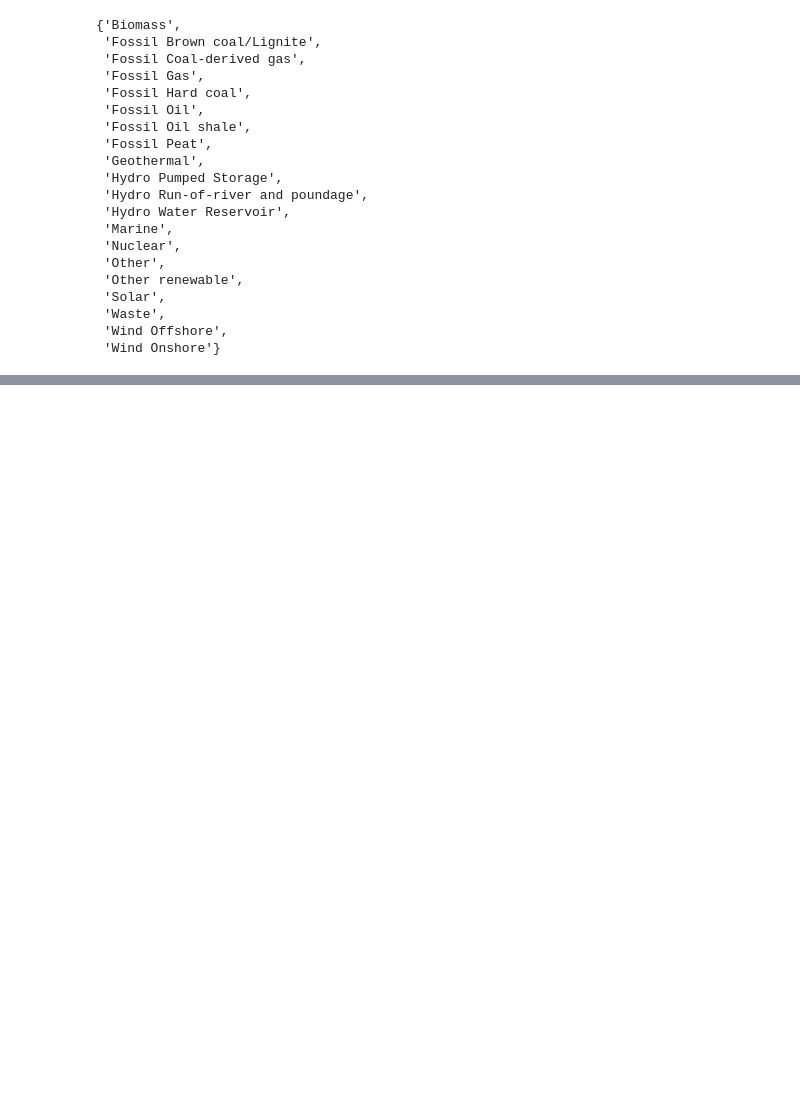
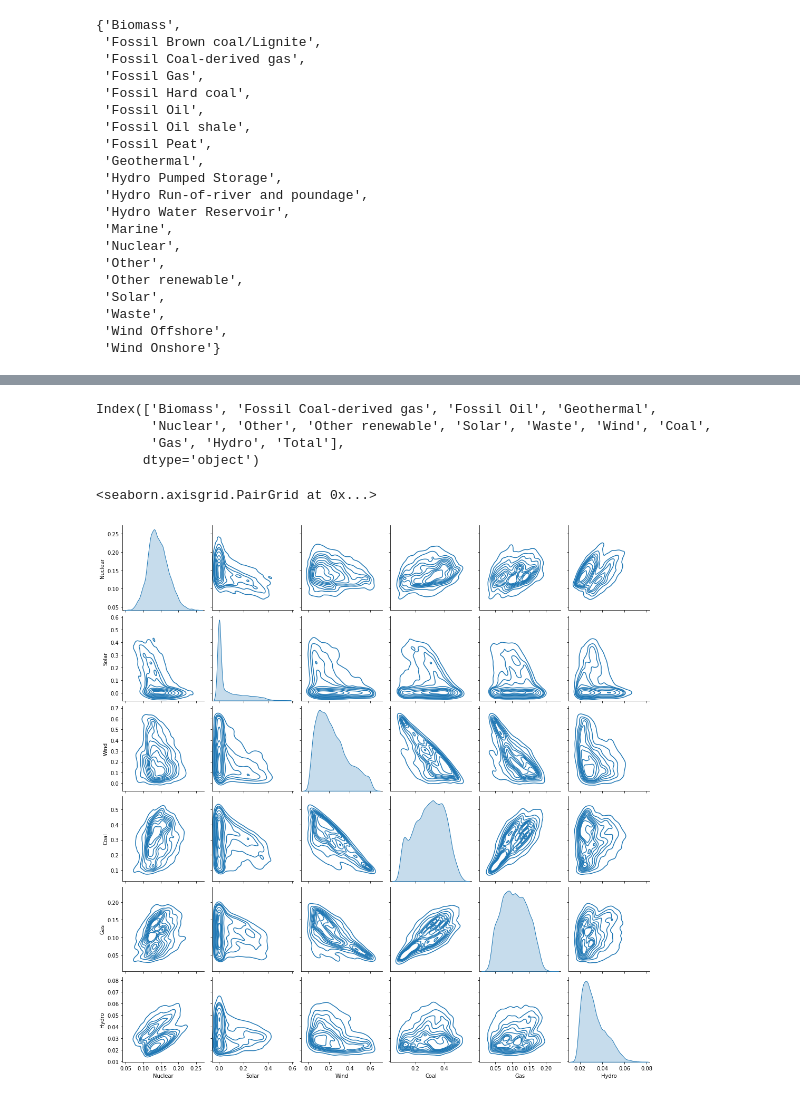
Before and after one commit to aleksandra-kim/akula, a Jupyter notebook: dev/ENTSO-E electricity data.ipynb, the cells around one changed output, grey strips where cells are left out. Drawn from its saved outputs; the diff is of its cells as text; code cells hidden in the pictures; blank space fills up the shorter version.

```diff
--- a/dev/ENTSO-E electricity data.ipynb
+++ b/dev/ENTSO-E electricity data.ipynb
@@ -103,0 +152,27 @@ gt
+# %%
+df['Wind'] = df['Wind Offshore'] + df['Wind Onshore']
+df['Coal'] = df['Fossil Brown coal/Lignite'] + df['Fossil Hard coal']
+df['Gas'] = df['Fossil Gas']
+df['Hydro'] = df['Hydro Run-of-river and poundage'] + df['Hydro Water Reservoir']
+# %%
+df = df.drop(labels=['Hydro Pumped Storage', 'Wind Onshore', 'Wind Offshore',
+                     'Fossil Brown coal/Lignite', 'Fossil Hard coal', 'Fossil Gas',
+                     'Hydro Run-of-river and poundage', 'Hydro Water Reservoir'], axis=1)
+# %%
+df['Total'] = df.sum(axis=1)
+# %%
+for column in df.columns:
+    if column != 'Total':
+        df[column] = df[column] / df['Total']
+# %%
+df.columns
+# %% [output]
+Index(['Biomass', 'Fossil Coal-derived gas', 'Fossil Oil', 'Geothermal',
+       'Nuclear', 'Other', 'Other renewable', 'Solar', 'Waste', 'Wind', 'Coal',
+       'Gas', 'Hydro', 'Total'],
+      dtype='object')
+# %%
+sb.pairplot(df[['Nuclear', 'Solar', 'Wind', 'Coal', 'Gas', 'Hydro']], kind='kde')
+# %% [output]
+<seaborn.axisgrid.PairGrid at 0x...>
+[figure, added]
```
Also changed, not shown: parts of 12 cells of this notebook, 9 other files.
